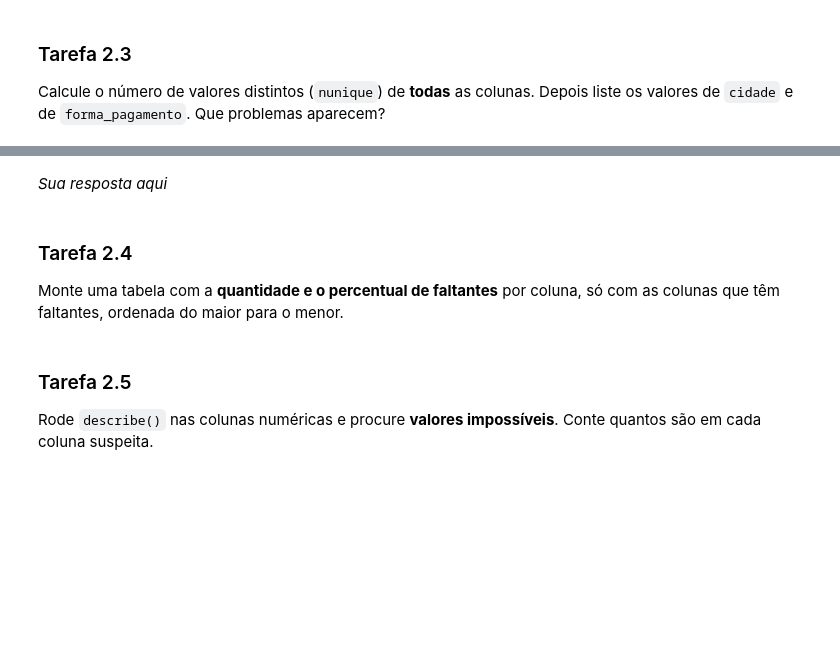
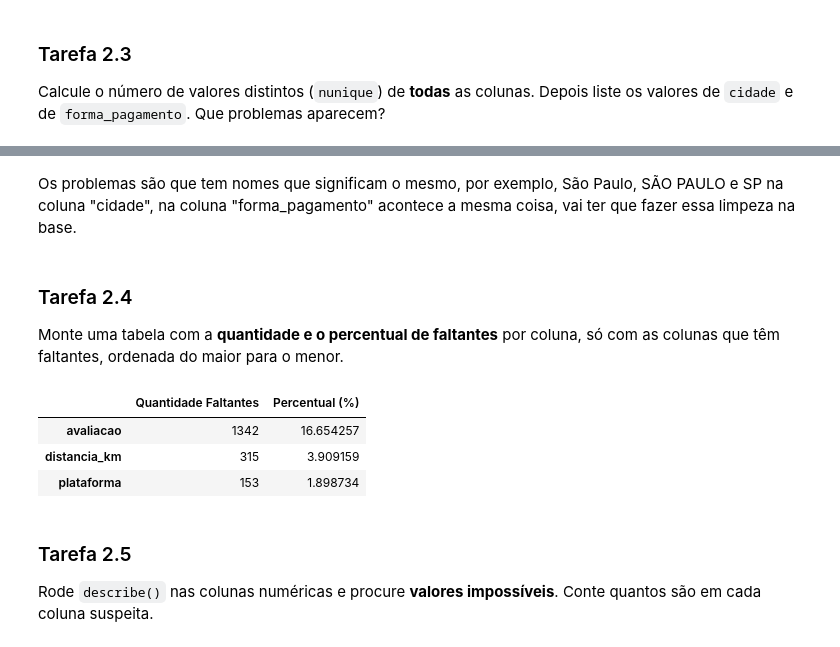
Before and after one commit to eufelipe10/ProjetoFinal_AnaliseExploratoriadeumAppdeDelivery, a Jupyter notebook: projeto_final.ipynb, the cells around one changed output, grey strips where cells are left out. Drawn from its saved outputs; the diff is of its cells as text; code cells hidden in the pictures; blank space fills up the shorter version.

```diff
--- a/projeto_final.ipynb
+++ b/projeto_final.ipynb
@@ -101,4 +101,7 @@ bruto.shape
 ### Tarefa 2.1
 Mostre as 5 primeiras linhas e o resultado de `info()`. Quantas linhas e colunas? Quanta memória a base ocupa?
 # %%
-# Sua solução aqui
+import pandas as pd
+df = pd.read_csv("./dados/delivery_pedidos.csv")
+print(df.head())
+df.info()
@@ -106,4 +127,19 @@ Mostre as 5 primeiras linhas e o resultado de `info()`. Quantas linhas e colunas
 ### Tarefa 2.2
 Quais colunas vieram com o **tipo errado** para o que representam? Prove com código (dica: tente converter `valor_pedido` para número e veja o que acontece).
 # %%
-# Sua solução aqui
+# Faz a limpeza e converte para número
+df['valor_pedido'] = (
+    df['valor_pedido']
+    .astype(str)
+    .str.replace('R$', '', regex=False)  # 1. Remove o símbolo "R$"
+    .str.strip()  # 2. Remove espaços em branco que sobraram nas pontas
+    .str.replace('.', '', regex=False)  # 3. Remove pontos de milhar (ex: de 1.250,00 para 1250,00)
+    .str.replace(',', '.', regex=False)  # 4. Troca a vírgula decimal pelo ponto americano
+    .astype(float)  # 5. Converte o texto limpo para número decimal
+)
+
+# Converte a coluna para o tipo datetime real, mixed o panda deduz o formato
+df['data_hora'] = pd.to_datetime(df['data_hora'], format='mixed')
+
+# Verifica se deu certo
+df.info()
@@ -117,10 +204,33 @@ Calcule o número de valores distintos (`nunique`) de **todas** as colunas. Depo
 # %% [markdown]
-*Sua resposta aqui*
+Os problemas são que tem nomes que significam o mesmo, por exemplo, São Paulo, SÃO PAULO e SP na coluna "cidade", na coluna "forma_pagamento" acontece a mesma coisa, vai ter que fazer essa limpeza na base.
 # %% [markdown]
 ### Tarefa 2.4
 Monte uma tabela com a **quantidade e o percentual de faltantes** por coluna, só com as colunas que têm faltantes, ordenada do maior para o menor.
 # %%
-# Sua solução aqui
+# 1. Calcula a quantidade de faltantes por coluna
+valores_faltantes = df.isnull().sum()
+
+# 2. Calcula o percentual de faltantes (multiplicado por 100 para ver em %)
+percentual_faltantes = df.isnull().mean() * 100
+
+# 3. Junta as duas informações em um novo DataFrame (Tabela)
+tabela_faltantes = pd.DataFrame(
+    {'Quantidade Faltantes': valores_faltantes, 'Percentual (%)': percentual_faltantes}
+)
+
+# 4. Filtra apenas as colunas que têm faltantes (> 0) e ordena do maior para o menor
+tabela_faltantes = (
+    tabela_faltantes[tabela_faltantes['Quantidade Faltantes'] > 0]
+    .sort_values(by='Quantidade Faltantes', ascending=False)
+)
+
+# 5. Exibe a tabela formatada com duas casas decimais no percentual
+tabela_faltantes.round(2)
+# %% [output]
+|  | Quantidade Faltantes | Percentual (%) |
+| avaliacao | 1342 | 16.654257 |
+| distancia_km | 315 | 3.909159 |
+| plataforma | 153 | 1.898734 |
 # %% [markdown]
 ### Tarefa 2.5
 Rode `describe()` nas colunas numéricas e procure **valores impossíveis**. Conte quantos são em cada coluna suspeita.
```
Also changed, not shown: parts of 6 cells of this notebook.
